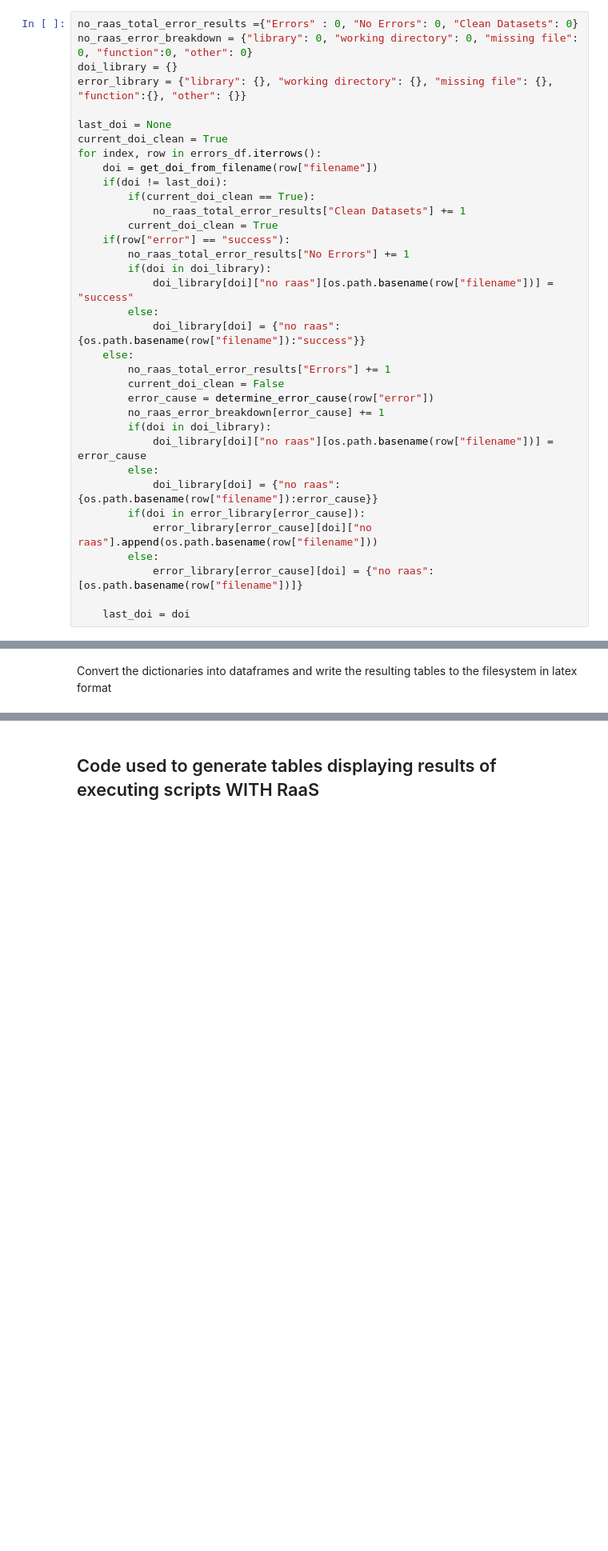
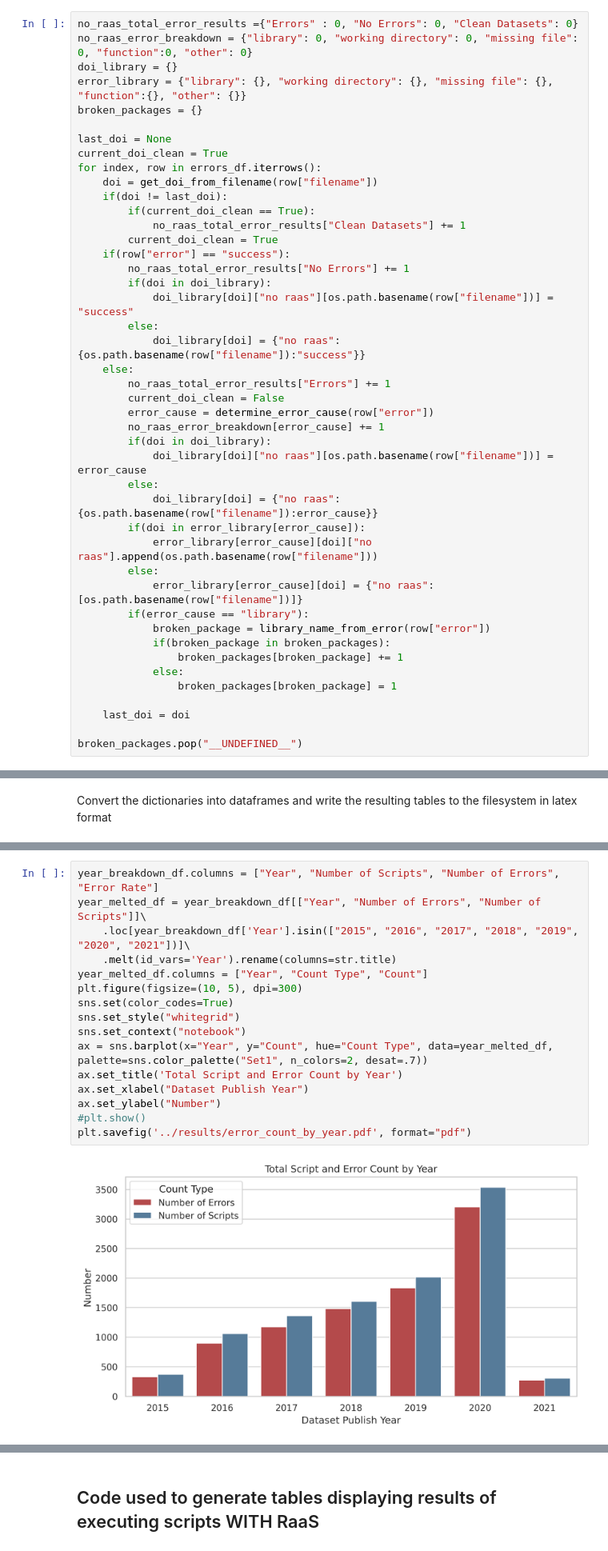
Before and after one commit to jwons/raas-eval, a Jupyter notebook: scripts/create_all_figures_and_tables.ipynb, the cells around one changed output, grey strips where cells are left out. Shown at 80% size. Saved outputs shown, nothing was run; the diff lists cells and outputs as text; blank space fills up the shorter version.

```diff
--- a/scripts/create_all_figures_and_tables.ipynb
+++ b/scripts/create_all_figures_and_tables.ipynb
@@ -167,6 +197,7 @@ no_raas_total_error_results ={"Errors" : 0, "No Errors": 0, "Clean Datasets": 0}
 no_raas_error_breakdown = {"library": 0, "working directory": 0, "missing file": 0, "function":0, "other": 0}
 doi_library = {}
 error_library = {"library": {}, "working directory": {}, "missing file": {}, "function":{}, "other": {}}
+broken_packages = {}
 
 last_doi = None
 current_doi_clean = True
@@ -195,5 +226,13 @@ for index, row in errors_df.iterrows():
             error_library[error_cause][doi]["no raas"].append(os.path.basename(row["filename"]))
         else:
             error_library[error_cause][doi] = {"no raas":[os.path.basename(row["filename"])]}
+        if(error_cause == "library"):
+            broken_package = library_name_from_error(row["error"])
+            if(broken_package in broken_packages):
+                broken_packages[broken_package] += 1
+            else:
+                broken_packages[broken_package] = 1
 
     last_doi = doi
+
+broken_packages.pop("__UNDEFINED__")
@@ -320,0 +403,18 @@ write_tex_from_df("subject_breakdown.tex", subject_breakdown_df)
+# %%
+year_breakdown_df.columns = ["Year", "Number of Scripts", "Number of Errors", "Error Rate"]
+year_melted_df = year_breakdown_df[["Year", "Number of Errors", "Number of Scripts"]]\
+    .loc[year_breakdown_df['Year'].isin(["2015", "2016", "2017", "2018", "2019", "2020", "2021"])]\
+    .melt(id_vars='Year').rename(columns=str.title)
+year_melted_df.columns = ["Year", "Count Type", "Count"]
+plt.figure(figsize=(10, 5), dpi=300)
+sns.set(color_codes=True)
+sns.set_style("whitegrid")
+sns.set_context("notebook")
+ax = sns.barplot(x="Year", y="Count", hue="Count Type", data=year_melted_df, palette=sns.color_palette("Set1", n_colors=2, desat=.7))
+ax.set_title('Total Script and Error Count by Year')
+ax.set_xlabel("Dataset Publish Year")
+ax.set_ylabel("Number")
+#plt.show()
+plt.savefig('../results/error_count_by_year.pdf', format="pdf")
+# %% [output]
+[figure, added]
```
Also changed, not shown: parts of 24 cells of this notebook, 17 other files.
